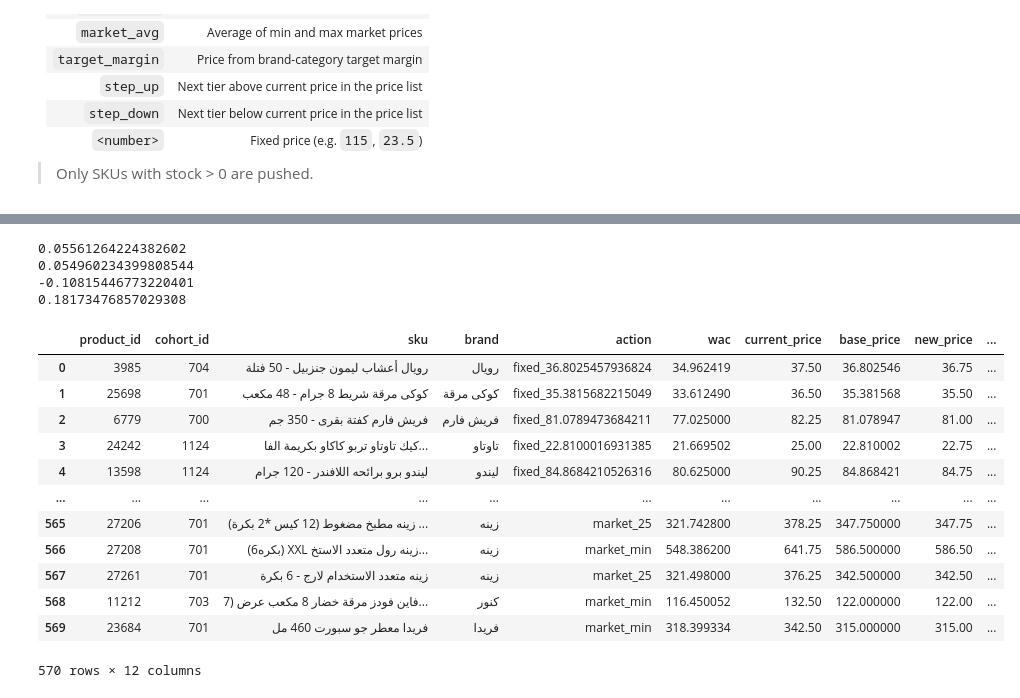
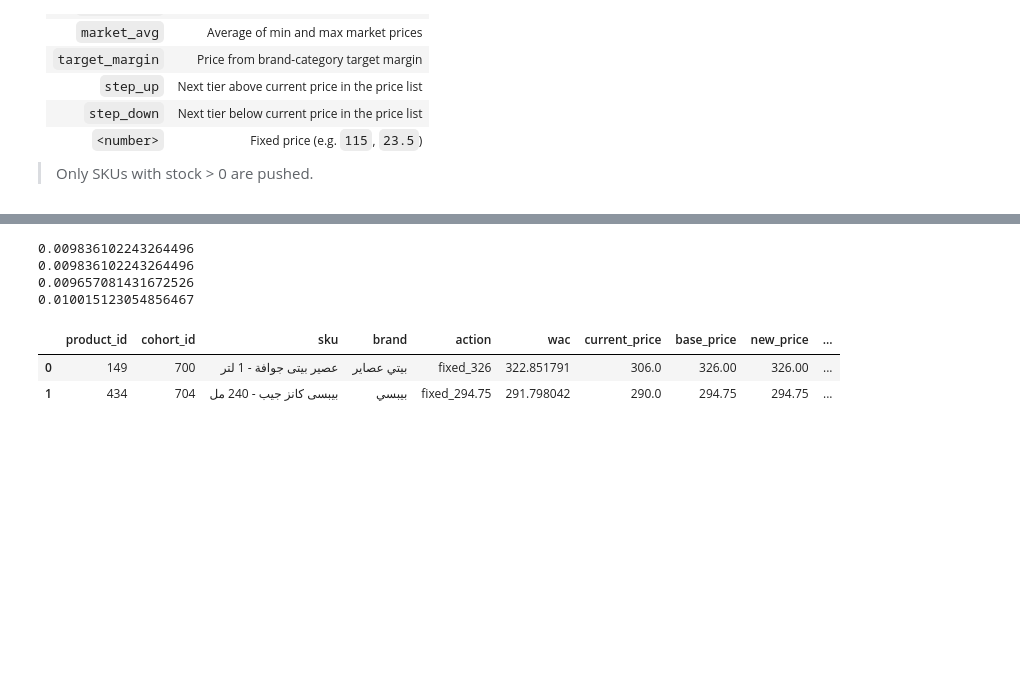
Before and after one commit to Maxab-Growth/Mustafa, a Jupyter notebook: manual_price_push.ipynb, the cells around one changed output, grey strips where cells are left out. Cells and saved outputs as stored; diff of their text form; code cells hidden in the pictures; blank space fills up the shorter version.

```diff
--- a/manual_price_push.ipynb
+++ b/manual_price_push.ipynb
@@ -993,30 +417,20 @@ Results: 570 OK across 417 products × cohorts, 0 errors/skipped
 # %%
-df_results=df_results[df_results['current_price']>df_results['new_price']]
+#df_results=df_results[df_results['current_price']>df_results['new_price']]
 df_results['change'] = (df_results['new_price'] - df_results['current_price'])/df_results['current_price']
 print(df_results['margin'].mean())
 print(df_results['margin'].median())
 print(df_results['margin'].min())
 print(df_results['margin'].max())
 #df_results=df_results[~df_results['brand'].isin(['كوكا كولا','شويبس'])]
 df_results
 # %% [output]
-0.05561264224382602
-0.054960234399808544
--0.10815446773220401
-0.18173476857029308
+0.009836102243264496
+0.009836102243264496
+0.009657081431672526
+0.010015123054856467
 |  | product_id | cohort_id | sku | brand | action | wac | current_price | base_price | new_price | ... |
-| 0 | 3985 | 704 | رويال أعشاب ليمون جنزبيل - 50 فتلة | رويال | fixed_36.8025457936824 | 34.962419 | 37.50 | 36.802546 | 36.75 | ... |
-| 1 | 25698 | 701 | كوكى مرقة شريط 8 جرام - 48 مكعب | كوكى مرقة | fixed_35.3815682215049 | 33.612490 | 36.50 | 35.381568 | 35.50 | ... |
-| 2 | 6779 | 700 | فريش فارم كفتة بقرى - 350 جم | فريش فارم | fixed_81.0789473684211 | 77.025000 | 82.25 | 81.078947 | 81.00 | ... |
-| 3 | 24242 | 1124 | كيك تاوتاو تربو كاكاو بكريمة الفا... | تاوتاو | fixed_22.8100016931385 | 21.669502 | 25.00 | 22.810002 | 22.75 | ... |
-| 4 | 13598 | 1124 | ليندو برو برائحه اللافندر - 120 جرام | ليندو | fixed_84.8684210526316 | 80.625000 | 90.25 | 84.868421 | 84.75 | ... |
-| ... | ... | ... | ... | ... | ... | ... | ... | ... | ... | ... |
-| 565 | 27206 | 701 | زينه مطبخ مضغوط (12 كيس *2 بكرة) ... | زينه | market_25 | 321.742800 | 378.25 | 347.750000 | 347.75 | ... |
-| 566 | 27208 | 701 | (6بكره) XXL زينه رول متعدد الاستخ... | زينه | market_min | 548.386200 | 641.75 | 586.500000 | 586.50 | ... |
-| 567 | 27261 | 701 | زينه متعدد الاستخدام لارج - 6 بكرة | زينه | market_25 | 321.498000 | 376.25 | 342.500000 | 342.50 | ... |
-| 568 | 11212 | 703 | فاين فودز مرقة خضار 8 مكعب عرض (7... | كنور | market_min | 116.450052 | 132.50 | 122.000000 | 122.00 | ... |
-| 569 | 23684 | 701 | فريدا معطر جو سبورت 460 مل | فريدا | market_min | 318.399334 | 342.50 | 315.000000 | 315.00 | ... |
+| 0 | 149 | 700 | عصير بيتى جوافة - 1 لتر | بيتي عصاير | fixed_326 | 322.851791 | 306.0 | 326.00 | 326.00 | ... |
+| 1 | 434 | 704 | بيبسى كانز جيب - 240 مل | بيبسي | fixed_294.75 | 291.798042 | 290.0 | 294.75 | 294.75 | ... |
-570 rows × 12 columns
 # %%
 mona_query = '''
 with base as (
```
Also changed, not shown: parts of 7 cells of this notebook, 11 other files.
